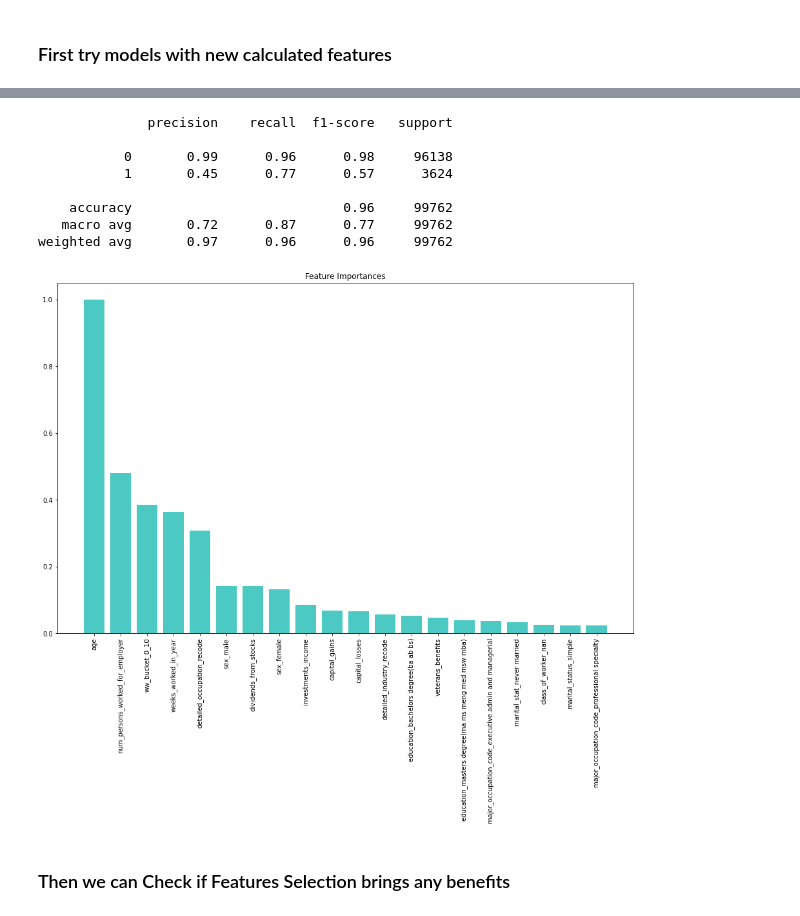
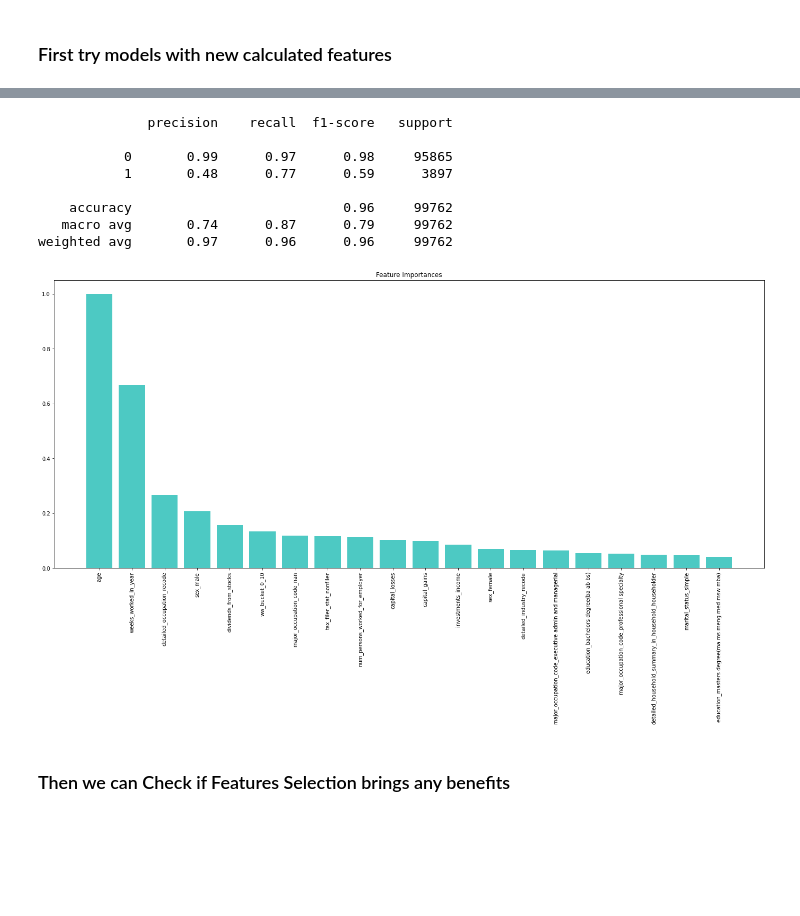
Before and after one commit to f-gibellini/census-analysis, a Jupyter notebook: jnb/modeling_1_features_eng-Copy1.ipynb, the cells around one changed output, grey strips where cells are left out. Cells and saved outputs as stored; diff of their text form; code cells hidden in the pictures; blank space fills up the shorter version.

```diff
--- a/jnb/modeling_1_features_eng-Copy1.ipynb
+++ b/jnb/modeling_1_features_eng-Copy1.ipynb
@@ -35,7 +35,7 @@ IGNORE_FEATURES = ['instance_weight']
 
 
 N_JOBS = 6
-GPU = True
+GPU = False
 # %%
 train_df = read_data(DATA_PATH + TRAIN_FNAME, DATA_PATH + METADATA_FNAME, drop_cols = IGNORE_FEATURES)
 test_df = read_data(DATA_PATH + TEST_FNAME, DATA_PATH + METADATA_FNAME, drop_cols = IGNORE_FEATURES)
@@ -101,10 +104,11 @@ models = [ #LogisticRegression(C=1.0, class_weight='balanced', max_iter=200, n_j
 
          ]
 
-exp_name_base = 'feats_eng_{}'
+exp_name_base = 'feats_eng'
 #folder to store artifacts
-if not os.path.isdir(MODELS_PATH + exp_name_base[:-3]):
-    os.mkdir(MODELS_PATH + exp_name_base[:-3])
+#folder to store artifacts
+if not os.path.isdir(MODELS_PATH + exp_name_base):
+    os.mkdir(MODELS_PATH + exp_name_base)
 
 for model in models:
 
@@ -113,12 +117,11 @@ for model in models:
     metrics = evaluate_model(model.predict(encoded_val_df[feat_names]), encoded_val_df[TARGET_NAME])
     model_name = get_model_string(model)
 
-    log_model(exp_name_base.format(model_name),
+    log_model(exp_name_base, model_name,
              MODELS_PATH + MODELS_LOG_FNAME,
              metrics)
 
-    save_model_pickle(model, MODELS_PATH + f'{exp_name_base[:-3]}/' + model_name[:100] + '.pkl')
-
+    save_model_pickle(model, MODELS_PATH + f'{exp_name_base}/' + model_name[:100] + '.pkl')
     print(model_name)
     print(metrics)
     print()
@@ -146,24 +133,24 @@ print(classification_report(model.predict(encoded_test_df[feat_names]), encoded_
 # %% [output]
               precision    recall  f1-score   support
 
-           0       0.99      0.96      0.98     96138
-           1       0.45      0.77      0.57      3624
+           0       0.99      0.97      0.98     95865
+           1       0.48      0.77      0.59      3897
 
     accuracy                           0.96     99762
-   macro avg       0.72      0.87      0.77     99762
+   macro avg       0.74      0.87      0.79     99762
 weighted avg       0.97      0.96      0.96     99762
 # %%
 PLOT_MAX = 20
 importances = sorted([(name,imp/max(model.feature_importances_)) for name, imp in zip(feat_names, model.feature_importances_)],
                      key = lambda x:-x[1])[:PLOT_MAX]
 
-plt.figure(figsize=(16, 10))
+plt.figure(figsize=(24, 10))
 plt.bar([e[0] for e in importances], [e[1] for e in importances], color = COLORS[0])
 plt.title('Feature Importances')
 plt.xticks(rotation = 90)
 plt.show()
 # %% [output]
-[figure, old version]
+[figure, new version]
 # %% [markdown]
 ### Then we can Check if Features Selection brings any benefits
 # %%
```
Also changed, not shown: parts of 3 cells of this notebook, 4 other files.
